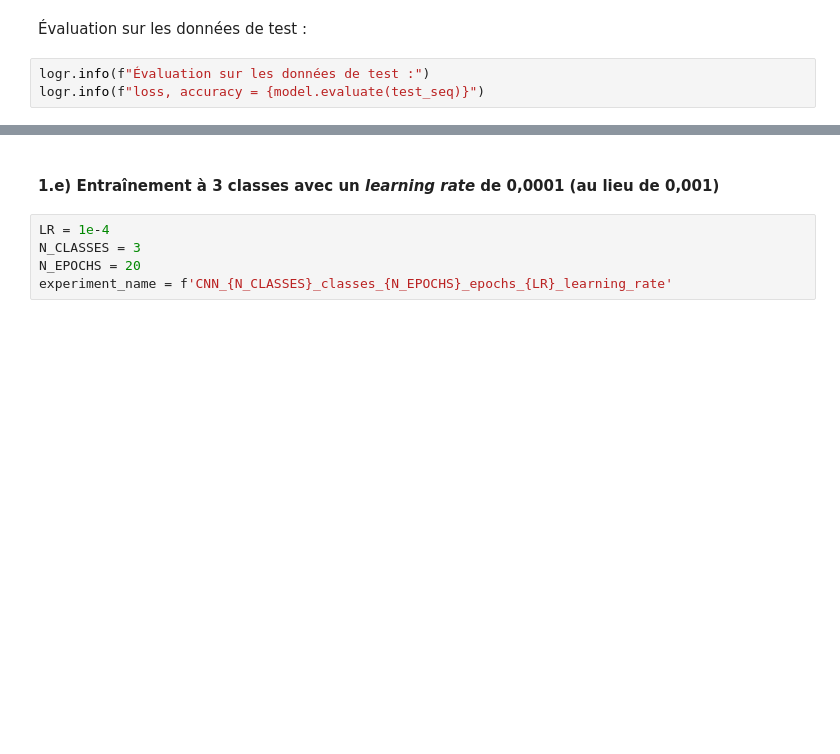
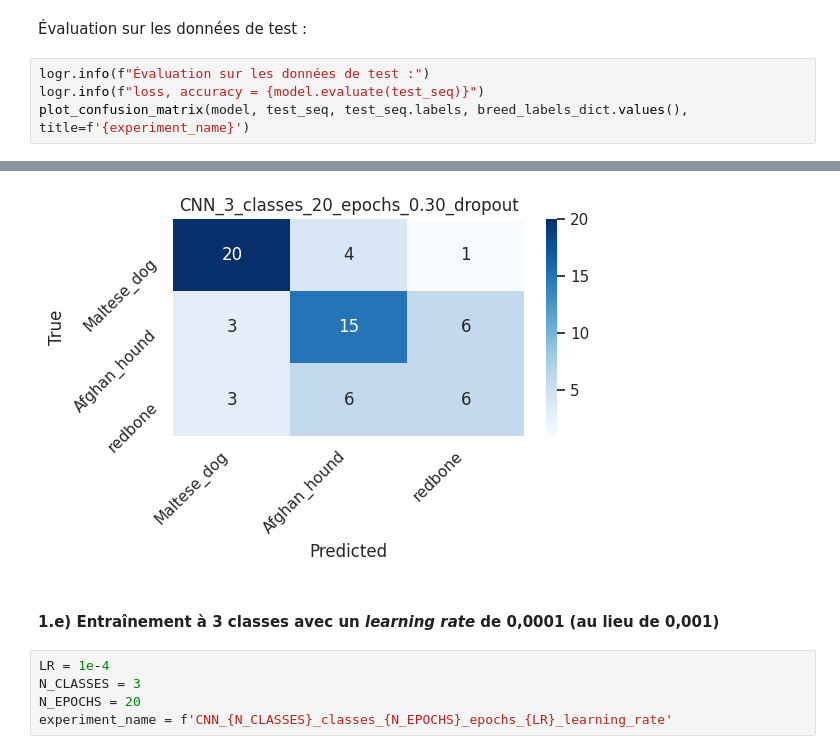
Before and after one commit to kirisakow/oc-dogs-cv-dl, a Jupyter notebook: ISAKOV_Kiril_2_notebook_model_from_scratch_032026.ipynb, the cells around one changed output, grey strips where cells are left out. Cells and saved outputs as stored; diff of their text form; blank space fills up the shorter version.

```diff
--- a/ISAKOV_Kiril_2_notebook_model_from_scratch_032026.ipynb
+++ b/ISAKOV_Kiril_2_notebook_model_from_scratch_032026.ipynb
@@ -625,4 +628,5 @@ Skipping registering GPU devices...
 # %%
 logr.info(f"Évaluation sur les données de test :")
 logr.info(f"loss, accuracy = {model.evaluate(test_seq)}")
+plot_confusion_matrix(model, test_seq, test_seq.labels, breed_labels_dict.values(), title=f'{experiment_name}')
 # %% [output]
@@ -632,3 +637,4 @@ logr.info(f"loss, accuracy = {model.evaluate(test_seq)}")
+[figure, added]
 # %% [markdown]
 #### 1.e) Entraînement à 3 classes avec un *learning rate* de 0,0001 (au lieu de 0,001)
 # %%
```
Also changed, not shown: parts of 24 cells of this notebook, 1 other file.
